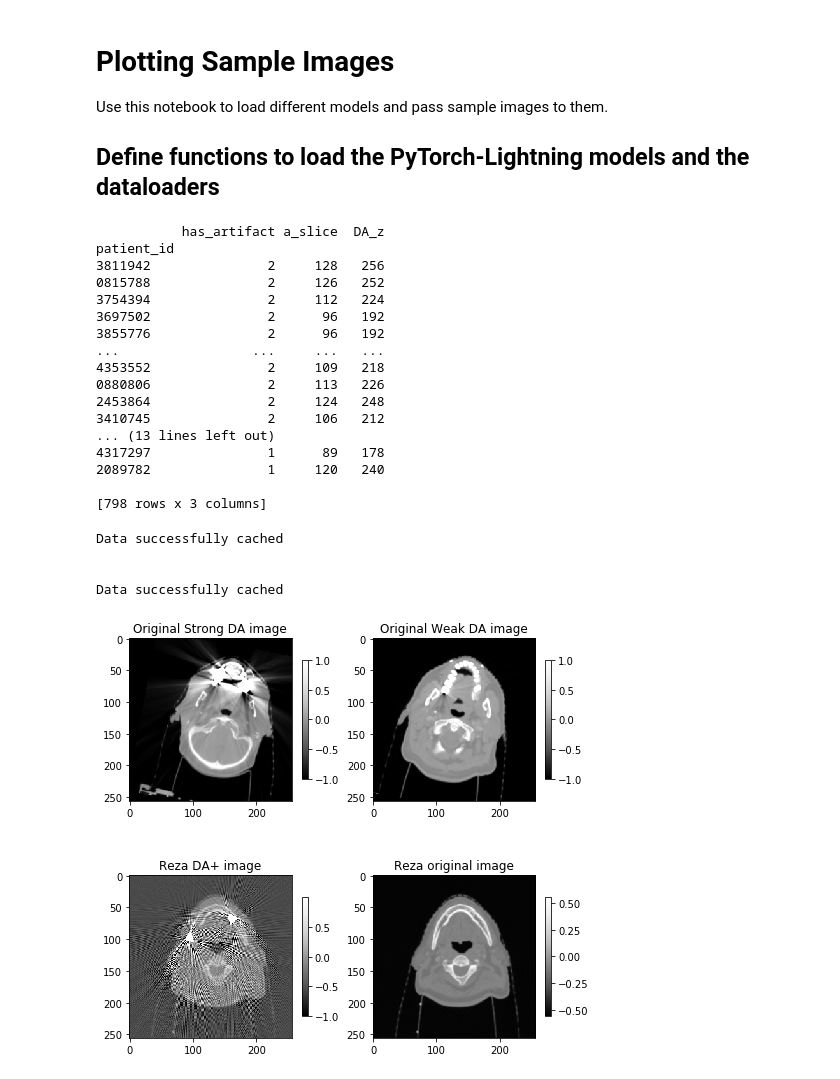
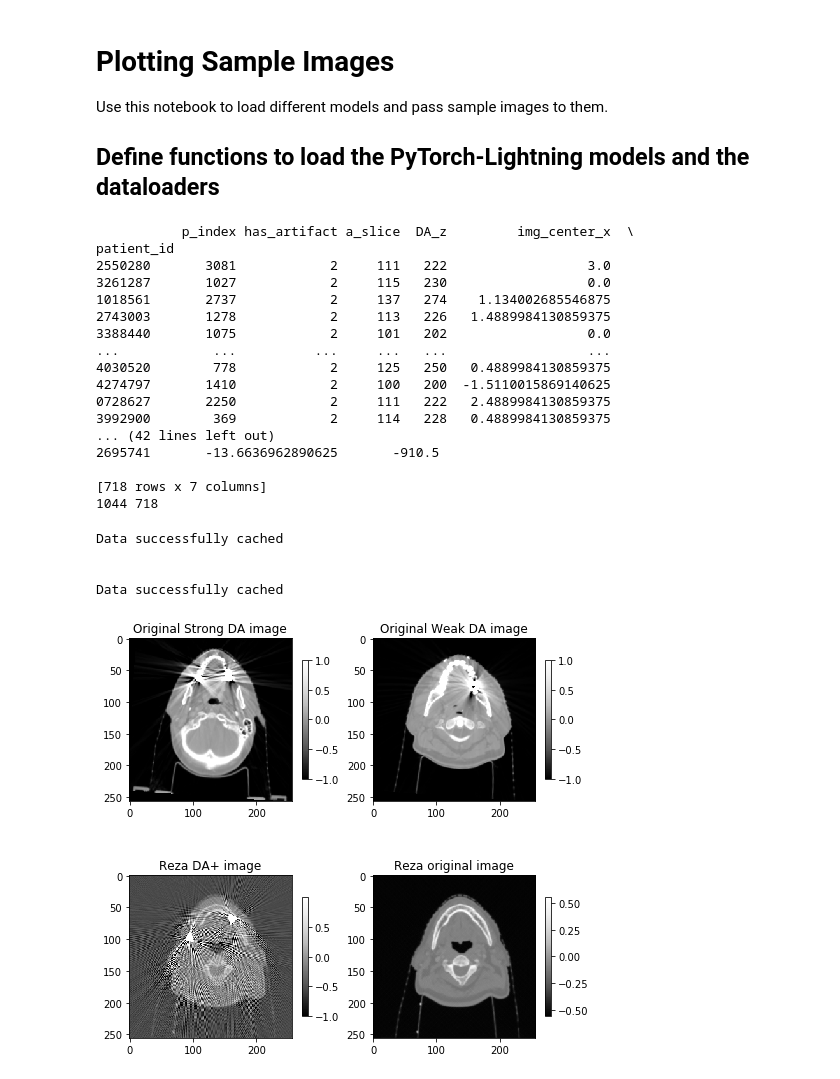
Before and after one commit to carrowsm/ArtifactNet, a Jupyter notebook: scripts/sample_plotting.ipynb, the cells around one changed output. Drawn from its saved outputs; the diff is of its cells as text; code cells hidden in the pictures.

```diff
--- a/scripts/sample_plotting.ipynb
+++ b/scripts/sample_plotting.ipynb
@@ -28,7 +28,7 @@ def load_model(module: pl.LightningModule, checkpoint_path: str) :
 # %%
 # Import dataloaders
 from data.data_loader import PairedDataset, UnpairedDataset, load_image_data_frame
-from data.transforms import AffineTransform, ToTensor, Normalize
+from data.transforms import AffineTransform, ToTensor, Normalize, HorizontalFlip
 
 # Load data frames with image labels
 val_x_df = pd.read_csv("/cluster/home/carrowsm/ArtifactNet/datasets/reza_test_X.csv", dtype=str)
@@ -37,44 +37,46 @@ val_y_df = pd.read_csv("/cluster/home/carrowsm/ArtifactNet/datasets/reza_test_Y.
 val_y_df.set_index("patient_id", inplace=True)
 
 csv_path = "/cluster/home/carrowsm/ArtifactNet/datasets/train_labels.csv"
-y_df, n_df = load_image_data_frame(csv_path, ["2"], ["1"])
+y_df, _, n_df, _ = load_image_data_frame(csv_path, ["2"], ["1"])
 
 # Save paths to data
 img_dir = "/cluster/projects/radiomics/RADCURE-images/"
-cache_dir = "/cluster/projects/radiomics/Temp/colin/isotropic_nrrd/"
+cache_dir = "/cluster/projects/radiomics/Temp/colin/isotropic_nrrd"
 # %%
 print(y_df, n_df)
+print( len(y_df), len(n_df))
 # %% [output]
-           has_artifact a_slice  DA_z
+           p_index has_artifact a_slice  DA_z         img_center_x  \
 patient_id
-3811942               2     128   256
-0815788               2     126   252
-3754394               2     112   224
-3697502               2      96   192
-3855776               2      96   192
-...                 ...     ...   ...
-4353552               2     109   218
-0880806               2     113   226
-2453864               2     124   248
-3410745               2     106   212
-... (13 lines left out)
-4317297               1      89   178
-2089782               1     120   240
+2550280       3081            2     111   222                  3.0
+3261287       1027            2     115   230                  0.0
+1018561       2737            2     137   274    1.134002685546875
+2743003       1278            2     113   226   1.4889984130859375
+3388440       1075            2     101   202                  0.0
+...            ...          ...     ...   ...                  ...
+4030520        778            2     125   250   0.4889984130859375
+4274797       1410            2     100   200  -1.5110015869140625
+0728627       2250            2     111   222   2.4889984130859375
+3992900        369            2     114   228   0.4889984130859375
+... (42 lines left out)
+2695741       -13.6636962890625       -910.5
 
-[798 rows x 3 columns]
+[718 rows x 7 columns]
+1044 718
 # %%
 # Define sequence of transforms
 trg_transform = torchvision.transforms.Compose([
-                    AffineTransform(max_angle=20.0, max_pixels=[20, 20]),
-                    Normalize(-1000.0, 1000.0),
-                    ToTensor()])
+                            HorizontalFlip(),
+                            AffineTransform(max_angle=30.0, max_pixels=[20, 20]),
+                            Normalize(-1000.0, 1000.0),
+                            ToTensor()])
 val_transform = torchvision.transforms.Compose([
-                    ToTensor()])
+                            ToTensor()])
 
 # Initialize the two dataloaders
 trg_dataset = UnpairedDataset(y_df, n_df,
                               image_dir=img_dir,
-                              cache_dir=os.path.join(cache_dir, "unpaired_train"),
+                              cache_dir=os.path.join(cache_dir, "unpaired"),
                               file_type="DICOM",
                               image_size=[8, 256,256],
                               dim=3,
@@ -94,32 +96,32 @@ Data successfully cached
 
 Data successfully cached
 # %%
-trg1X, trg1Y = trg_dataset[10]
+trg1X, trg1Y = trg_dataset[16]
 val2X, val2Y = val_dataset[1]
 val1X, val1Y = val_dataset[0]
 
 cm = "Greys_r"
 
 fig, ax = plt.subplots(nrows=2, ncols=2, figsize=[8, 8], facecolor='white')
 img1 = ax[0,0].imshow(trg1X[0, 4, :, :], cmap=cm)
 ax[0,0].set_title("Original Strong DA image")
 fig.colorbar(img1, ax=ax[0,0], shrink=0.6)
 
 img2 = ax[0,1].imshow(trg1Y[0, 4, :, :], cmap=cm)
 ax[0,1].set_title("Original Weak DA image")
 fig.colorbar(img2, ax=ax[0,1], shrink=0.6)
 
 img3 = ax[1,0].imshow(val2X[0, 4, :, :], cmap=cm)
 ax[1,0].set_title("Reza DA+ image")
 fig.colorbar(img3, ax=ax[1,0], shrink=0.6)
 
 img4 = ax[1,1].imshow(val2Y[0, 4, :, :], cmap=cm)
 ax[1,1].set_title("Reza original image")
 fig.colorbar(img4, ax=ax[1,1], shrink=0.6)
 
 plt.show()
 # %% [output]
-[figure, old version]
+[figure, new version]
 # %%
 # Import module
 from cycleGAN import GAN
```
Also changed, not shown: parts of 8 cells of this notebook, 4 other files.
